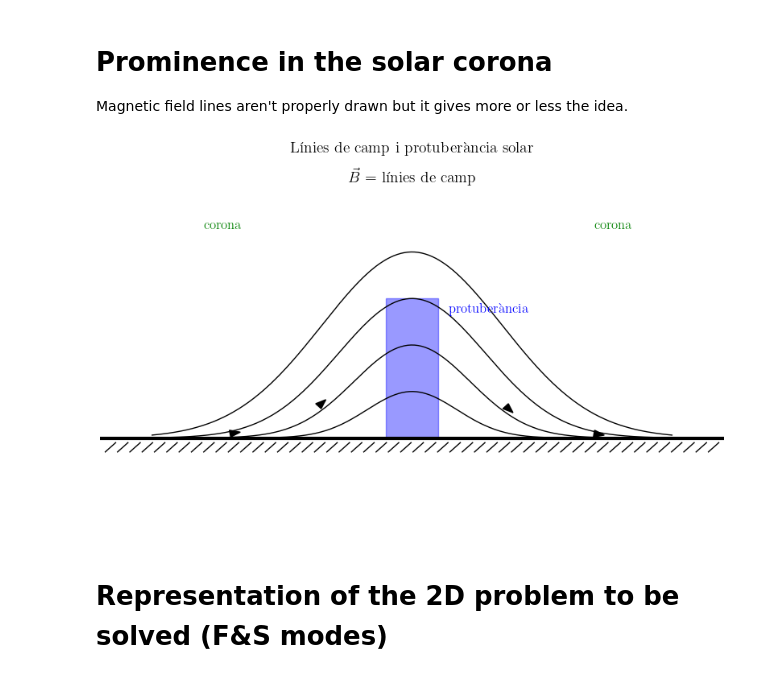
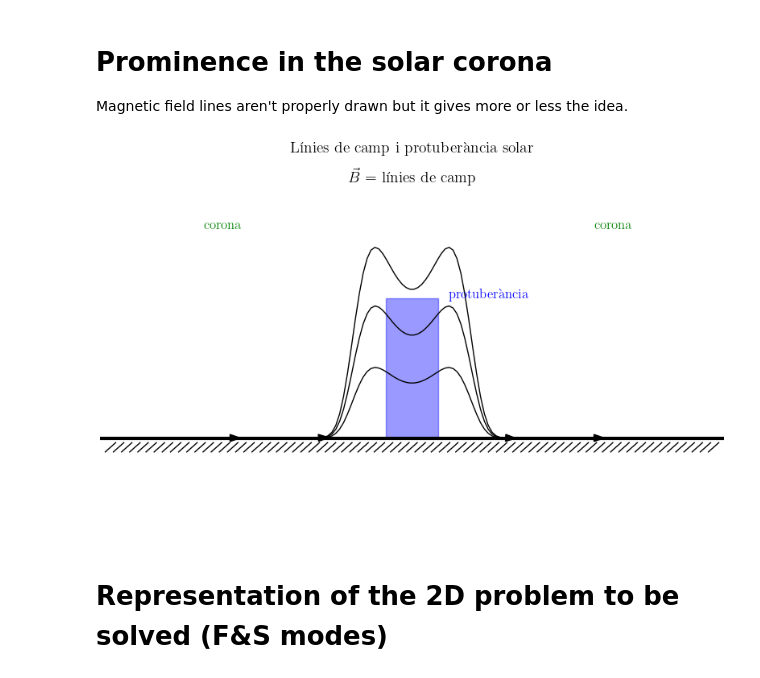
Before and after one commit to JoanRibotOliver/TFG, a Jupyter notebook: Prominence in corona.ipynb, the cells around one changed output. Drawn from its saved outputs; the diff is of its cells as text; code cells hidden in the pictures.

```diff
--- a/Prominence in corona.ipynb
+++ b/Prominence in corona.ipynb
@@ -16,47 +16,47 @@ ax.axis('off')
 ax.plot([-6, 6], [0, 0], color='black', linewidth=3)
 
 # Línies diagonals sota la superfície (simulant "terra" o "superfície")
-for x in np.linspace(-5.8, 5.8, 50):
+for x in np.linspace(-5.8, 5.8, 75):
     ax.plot([x - 0.1, x + 0.1], [-0.3, -0.1], color='black', linewidth=1)
 
 # Textos
 ax.text(0, 5.5, r'$\vec{B} =$ línies de camp', fontsize=14, ha='center')
 ax.text(-4, 4.5, 'corona', color='green', fontsize=12)
 ax.text(3.5, 4.5, 'corona', color='green', fontsize=12)
-ax.text(0.7, 2.7, 'protuberància', color='blue', fontsize=12)
+ax.text(0.7, 3, 'protuberància', color='blue', fontsize=12)
 
 # Protuberància solar
 protuberancia = plt.Rectangle((-0.5, 0), 1.0, 3, color='blue', alpha=0.4)
 ax.add_patch(protuberancia)
 
 # Línies de camp magnètic
-x = np.linspace(-5, 5, 300)
+x = np.linspace(-15, 15, 400)
 def field_line(x, height, scale):
-    return height * np.exp(-x**2 / scale)
+    return height * np.exp(-x**4 + x**2 + 0.25 / scale)
 
-heights = [1, 2, 3, 4]
-scales = [1.5, 2.5, 4, 6]
+heights = [1, 2, 3]
+scales = [1.5, 2.5, 4]
 
 for h, s in zip(heights, scales):
     y = field_line(x, h, s)
     ax.plot(x, y, color='black')
 
 # Puntes de fletxa (només la punta) sobre línies de camp
 arrow_positions = [(-3.5, 2), (-1.8, 2.5), (1.8, 2.5), (3.5, 2)]
 for x0, h in arrow_positions:
     s = 2.5 if abs(x0) < 3 else 4
     y0 = field_line(x0, h, s)
     dy = 0.001
     slope = (field_line(x0 + dy, h, s) - y0) / dy
     angle = np.arctan(slope)
     dx = 0.2 * np.cos(angle)
     dy = 0.2 * np.sin(angle)
     ax.arrow(x0, y0, dx, dy, head_width=0.15, head_length=0.2, fc='black', ec='black', length_includes_head=True)
 
 plt.title("Línies de camp i protuberància solar", fontsize=14)
 plt.show()
 # %% [output]
-[figure, old version]
+[figure, new version]
 # %% [markdown]
  # Representation of the 2D problem to be solved (F&S modes)
 # %%
```
Also changed, not shown: 2 other files.
